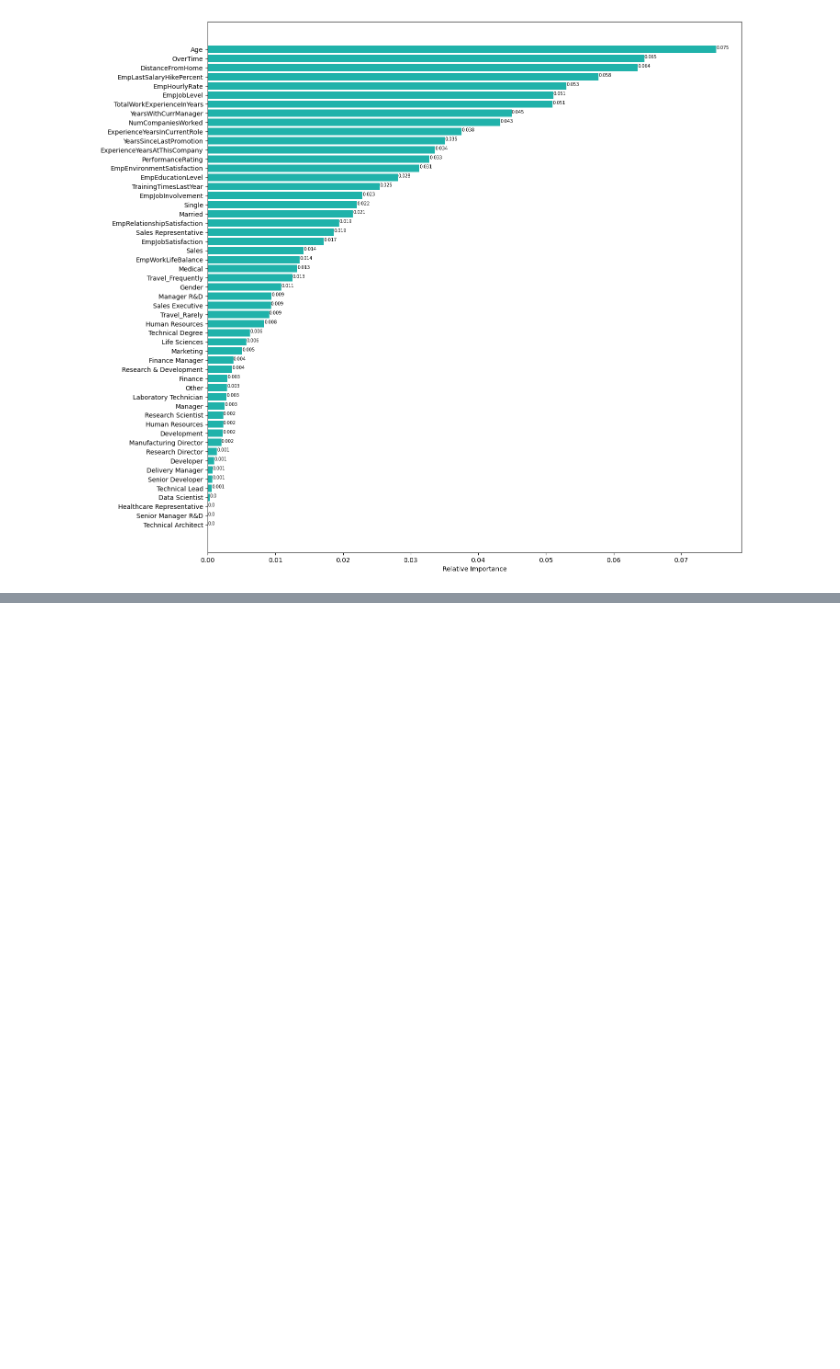
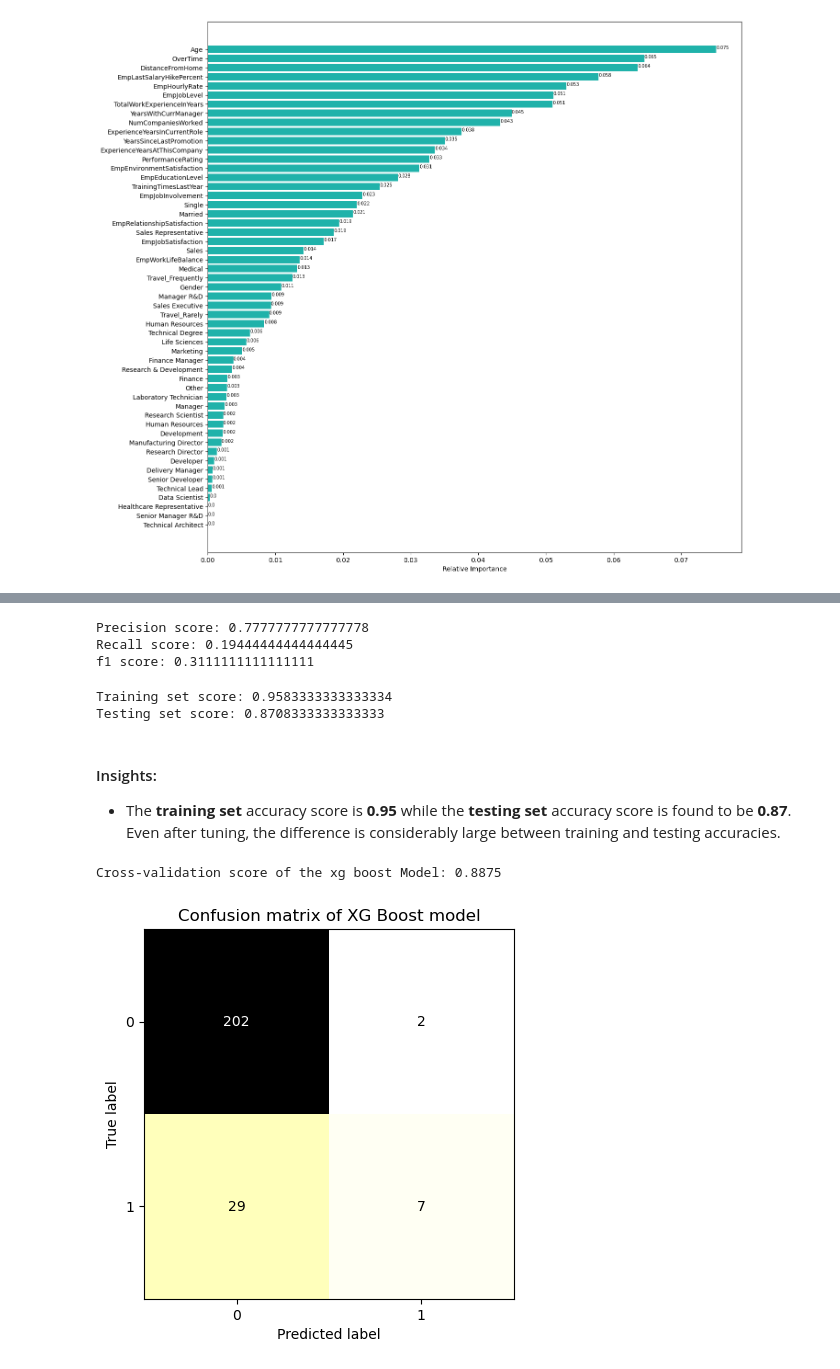
Before and after one commit to shanusaras/Employee_Performance_Analysis, a Jupyter notebook: Project.ipynb, the cells around one changed output, grey strips where cells are left out. Cells and saved outputs as stored; diff of their text form; code cells hidden in the pictures; blank space fills up the shorter version.

Commit message:
boosting model is implemented

```diff
--- a/Project.ipynb
+++ b/Project.ipynb
@@ -2094,0 +2106,5 @@ plt.show()
+# %%
+# Splitting x and y into training and testing sets
+
+from sklearn.model_selection import train_test_split
+X_train4, X_test4, y_train4, y_test4= train_test_split(X, y, stratify=y, test_size= 0.2, random_state=0)
@@ -2094,0 +2163,26 @@ plt.show()
+# %%
+import xgboost as xg
+
+# creating xgboost classfier
+xgboost= xg.XGBClassifier(learning_rate= 0.1)
+
+# Defining a dictionary of hyperparameters to tune
+param_grid= {'n_estimators': [10, 50],
+             'max_depth': [5, 7],
+             'learning_rate': [0.01, 0.1],
+             'subsample': [0.6, 0.8, 1],
+             'colsample_bytree': [0.6, 0.8, 1.0],
+             'gamma': [0, 1, 5]}
+
+# Defining search
+from sklearn.model_selection import GridSearchCV
+Grid_search= GridSearchCV(estimator= xgboost, param_grid= param_grid, scoring= 'accuracy', n_jobs= -1, cv= 10)
+
+# fit grid search on the data
+Grid_search.fit(X_train4, y_train4)
+
+# Setting the classifier to the best combination of parameters
+xg_boost= Grid_search.best_estimator_
+
+# Summarizing the result
+print('Best hyperparameters:', Grid_search.best_params_)
@@ -2094,0 +2193,6 @@ plt.show()
+# %%
+# fit the gradient boosting model on the training set
+xg_boost.fit(X_train4, y_train4)
+
+# prediction
+y_pred= xg_boost.predict(X_test4)
@@ -2094,0 +2210,39 @@ plt.show()
+# %%
+print(f'Precision score: {precision_score(y_test4, y_pred)}\
+        \nRecall score: {recall_score(y_test4, y_pred)}\
+        \nf1 score: {f1_score(y_test4, y_pred)}')
+# %% [output]
+Precision score: 0.7777777777777778
+Recall score: 0.19444444444444445
+f1 score: 0.3111111111111111
+# %%
+# Checking for overfitting and underfitting
+
+Training_accuracy= xg_boost.score(X_train4, y_train4)
+Testing_accuracy= xg_boost.score(X_test4, y_test4)
+print(f'Training set score: {Training_accuracy}')
+print(f'Testing set score: {Testing_accuracy}')
+# %% [output]
+Training set score: 0.9583333333333334
+Testing set score: 0.8708333333333333
+# %% [markdown]
+#### Insights:
+- The **training set** accuracy score is **0.95** while the **testing set** accuracy score is found to be **0.87**. Even after tuning, the difference is considerably large between training and testing accuracies.
+# %%
+# cross validation score
+
+from sklearn.model_selection import cross_val_score
+cross_val_scores= cross_val_score(xg_boost, X_train4, y_train4, cv= 10, scoring= 'accuracy')
+
+print('Cross-validation score of the xg boost Model:', cross_val_scores.mean())
+# %% [output]
+Cross-validation score of the xg boost Model: 0.8875
+# %%
+# Tuned model confusion matrix
+
+from sklearn.metrics import ConfusionMatrixDisplay
+ConfusionMatrixDisplay.from_estimator(xg_boost, X_test4, y_test4, colorbar= False, cmap= 'afmhot_r')
+plt.title('Confusion matrix of XG Boost model')
+plt.grid(False)
+# %% [output]
+[figure, added]
```
Also changed, not shown: parts of 15 cells of this notebook.
